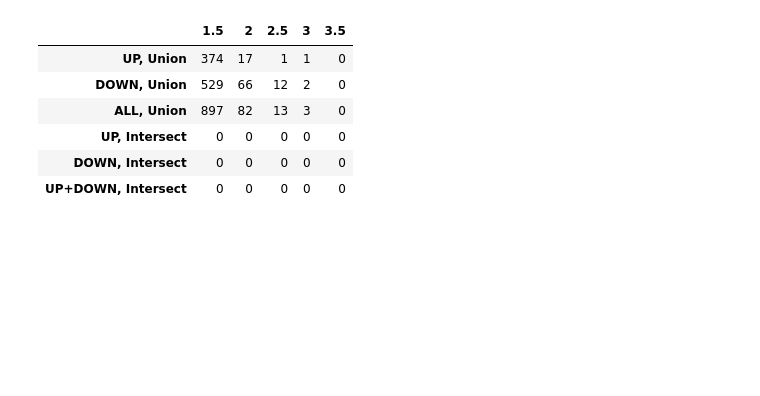
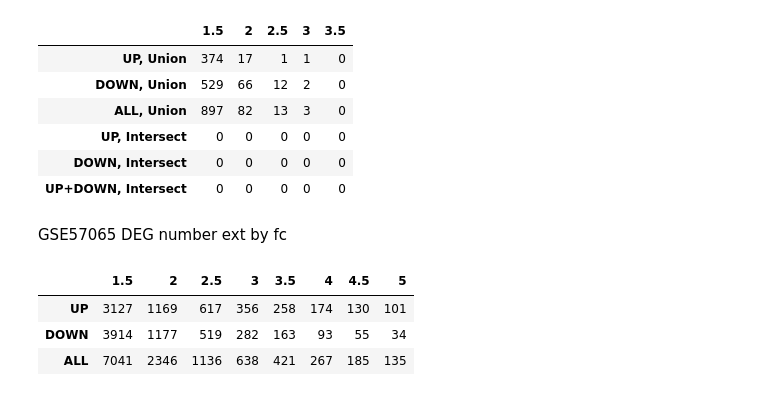
Before and after one commit to link9/output-ipynb, a Jupyter notebook: Cro_Sep_Analysis.R.ipynb, the cells around one changed output. Cells and saved outputs as stored; diff of their text form; code cells hidden in the pictures; blank space fills up the shorter version.

```diff
--- a/Cro_Sep_Analysis.R.ipynb
+++ b/Cro_Sep_Analysis.R.ipynb
@@ -194,9 +199,9 @@ cat(degdU, sep="\n")
 # %%
 ## extract gene using FC
-v_fc <- c(1.5, 2, 2.5, 3, 3.5)
+v_fc_cro <- c(1.5, 2, 2.5, 3, 3.5)
 
 nodeg <- c()
-for (fold in v_fc) {
+for (fold in v_fc_cro) {
 
 
 deguA<-row.names(dfA[which(log2(fold) < dfA$logFC),])
@@ -229,8 +234,9 @@ nodeg <- cbind(nodeg,c(length(deguU),length(degdU),length(degudU), length(deguI)
 
 }
 
+
 df_nodeg <- data.frame(nodeg)
-colnames(df_nodeg) <- v_fc
+colnames(df_nodeg) <- v_fc_cro
 row.names(df_nodeg) <- c("UP, Union", "DOWN, Union", "ALL, Union", "UP, Intersect", "DOWN, Intersect", "UP+DOWN, Intersect")
 df_nodeg
 # %% [output]
@@ -246,8 +250,24 @@ GSE57065 DEG EXTRACTION
+# %% [markdown]
+GSE57065 DEG number ext by fc
 # %%
-fold <- 2.5
+v_fc_sep <- c(1.5, 2, 2.5, 3, 3.5, 4, 4.5, 5)
+nodeg_sep <- c()
+
+for (fold in v_fc_sep) {
 
 deguS <- row.names(dfS[which((dfS$adj.P.Val < 0.05) & (log2(fold) < dfS$logFC)),])
 degdS <- row.names(dfS[which((dfS$adj.P.Val < 0.05) & (dfS$logFC < -log2(fold))),])
+degudS <- row.names(dfS[which((dfS$adj.P.Val < 0.05) & (log2(fold) < abs(dfS$logFC))),])
+nodeg_sep <- cbind(nodeg_sep, c(length(deguS), length(degdS), length(degudS)))
 
-length(deguS)
-length(degdS)
+}
+
+df_nodeg_sep <- data.frame(nodeg_sep)
+colnames(df_nodeg_sep) <- v_fc_sep
+row.names(df_nodeg_sep) <- c("UP", "DOWN", "ALL")
+head(df_nodeg_sep)
+# %% [output]
+|  | 1.5 | 2 | 2.5 | 3 | 3.5 | 4 | 4.5 | 5 |
+| UP | 3127 | 1169 | 617 | 356 | 258 | 174 | 130 | 101 |
+| DOWN | 3914 | 1177 | 519 | 282 | 163 | 93 | 55 | 34 |
+| ALL | 7041 | 2346 | 1136 | 638 | 421 | 267 | 185 | 135 |
```
Also changed, not shown: parts of 17 cells of this notebook.
